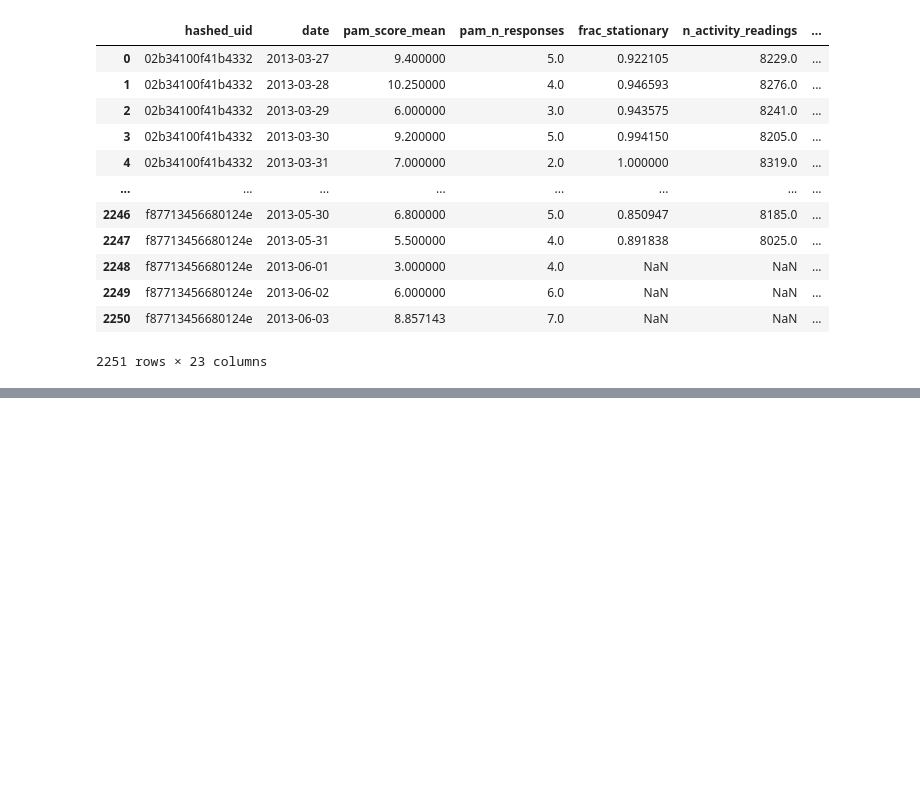
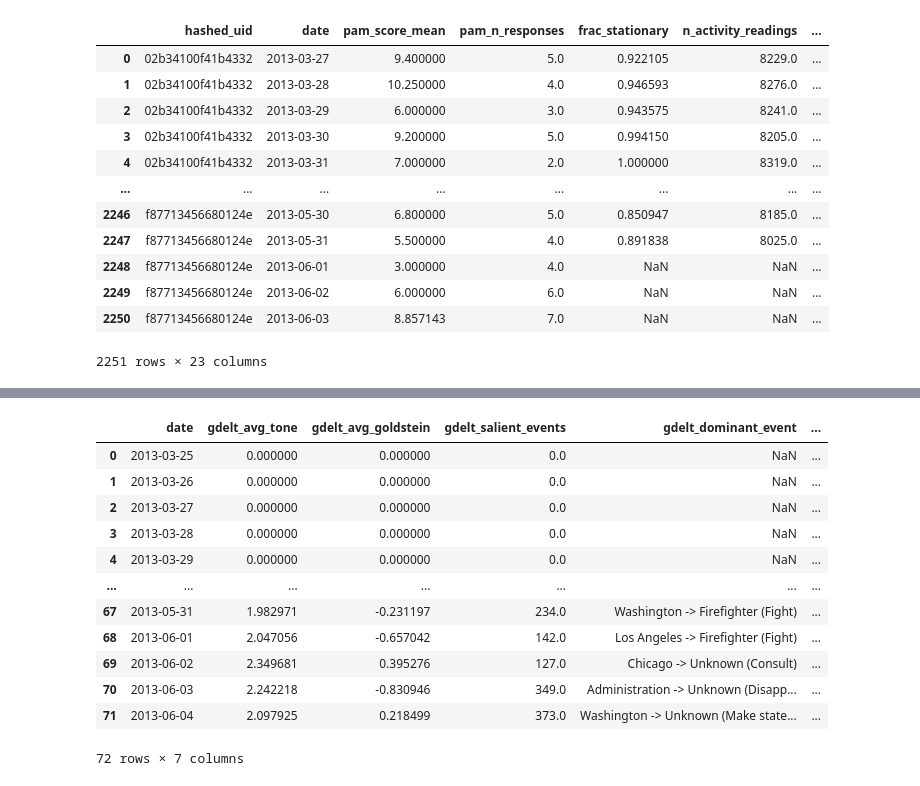
Before and after one commit to AruzhanahzurA/DDC_final_project, a Jupyter notebook: code/02_preprocessing.ipynb, the cells around one changed output, grey strips where cells are left out. Saved outputs shown, nothing was run; the diff lists cells and outputs as text; code cells hidden in the pictures; blank space fills up the shorter version.

```diff
--- a/code/02_preprocessing.ipynb
+++ b/code/02_preprocessing.ipynb
@@ -240,0 +238,19 @@ df
+# %%
+column_to_keep=["date", "gdelt_avg_tone", "gdelt_avg_goldstein","gdelt_salient_events","gdelt_dominant_event", "compound_mood", "mood_label"]
+
+df_mood=df_mood[column_to_keep]
+df_mood
+# %% [output]
+|  | date | gdelt_avg_tone | gdelt_avg_goldstein | gdelt_salient_events | gdelt_dominant_event | ... |
+| 0 | 2013-03-25 | 0.000000 | 0.000000 | 0.0 | NaN | ... |
+| 1 | 2013-03-26 | 0.000000 | 0.000000 | 0.0 | NaN | ... |
+| 2 | 2013-03-27 | 0.000000 | 0.000000 | 0.0 | NaN | ... |
+| 3 | 2013-03-28 | 0.000000 | 0.000000 | 0.0 | NaN | ... |
+| 4 | 2013-03-29 | 0.000000 | 0.000000 | 0.0 | NaN | ... |
+| ... | ... | ... | ... | ... | ... | ... |
+| 67 | 2013-05-31 | 1.982971 | -0.231197 | 234.0 | Washington -> Firefighter (Fight) | ... |
+| 68 | 2013-06-01 | 2.047056 | -0.657042 | 142.0 | Los Angeles -> Firefighter (Fight) | ... |
+| 69 | 2013-06-02 | 2.349681 | 0.395276 | 127.0 | Chicago -> Unknown (Consult) | ... |
+| 70 | 2013-06-03 | 2.242218 | -0.830946 | 349.0 | Administration -> Unknown (Disapp... | ... |
+| 71 | 2013-06-04 | 2.097925 | 0.218499 | 373.0 | Washington -> Unknown (Make state... | ... |
+72 rows × 7 columns
```
Also changed, not shown: parts of 8 cells of this notebook.
